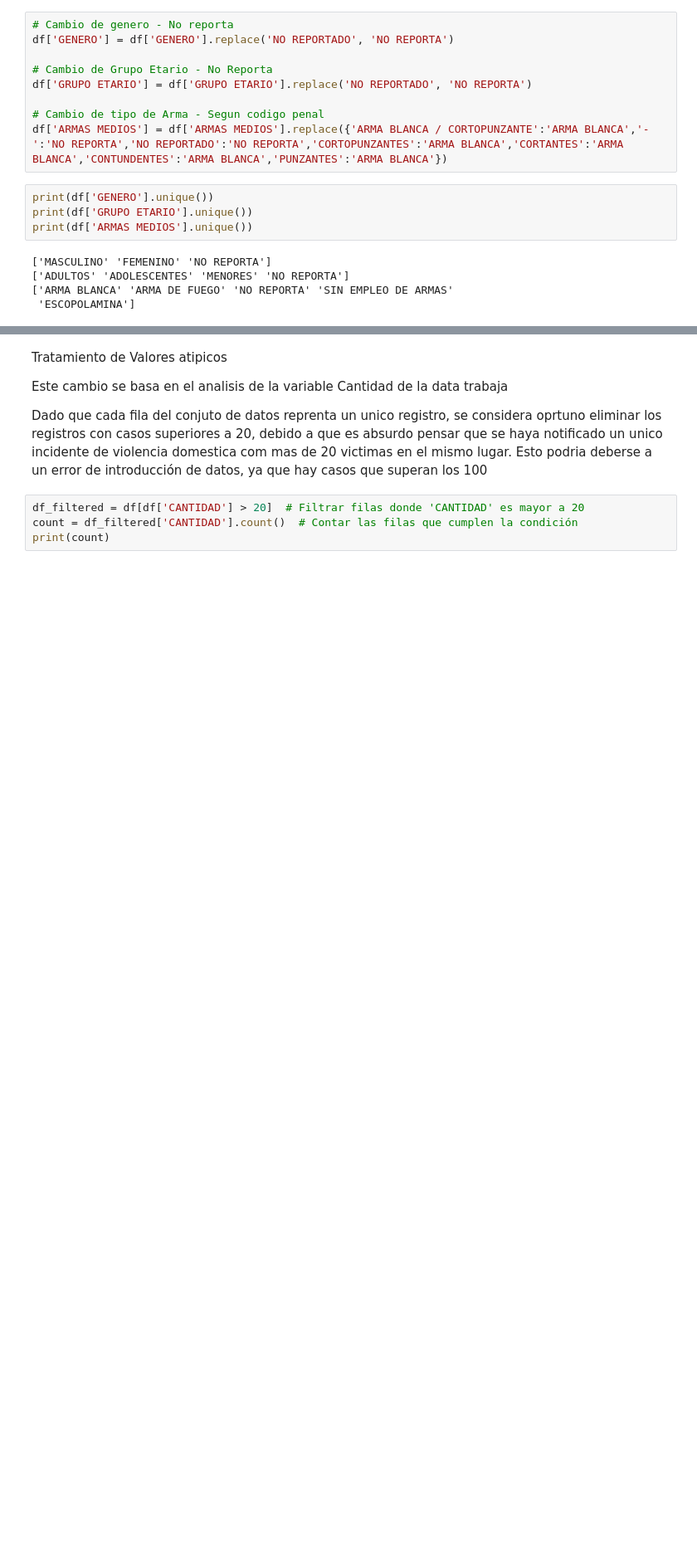
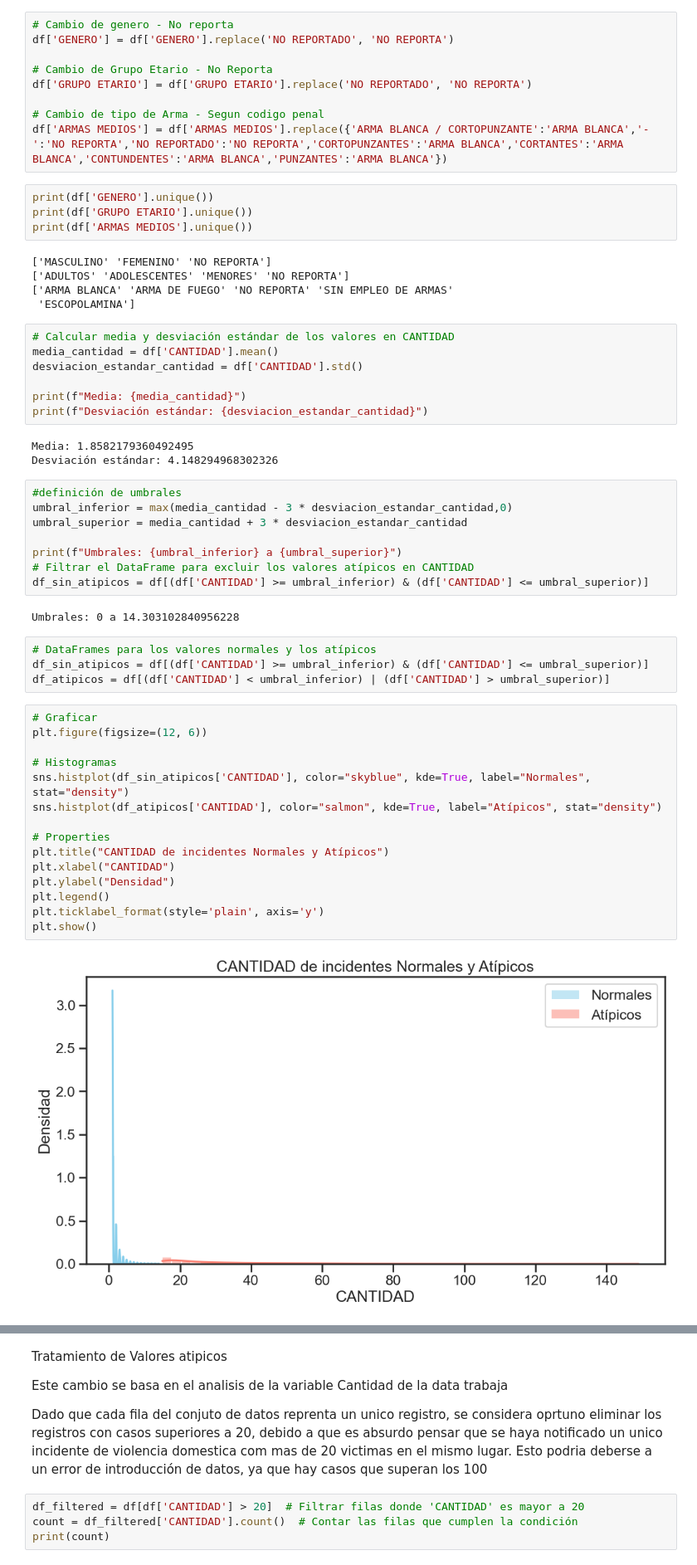
Before and after one commit to VictorAlexanderM/Analitica_datos, a Jupyter notebook: Analisis_AS.ipynb, the cells around one changed output, grey strips where cells are left out. Shown: that part at 83% size. Saved outputs shown, nothing was run; the diff lists cells and outputs as text; blank space fills up the shorter version.

Commit message:
ajustes desviación y tasa de cambio

```diff
--- a/Analisis_AS.ipynb
+++ b/Analisis_AS.ipynb
@@ -131,3 +168,44 @@ print(df['ARMAS MEDIOS'].unique())
 ['ADULTOS' 'ADOLESCENTES' 'MENORES' 'NO REPORTA']
 ['ARMA BLANCA' 'ARMA DE FUEGO' 'NO REPORTA' 'SIN EMPLEO DE ARMAS'
  'ESCOPOLAMINA']
+# %%
+# Calcular media y desviación estándar de los valores en CANTIDAD
+media_cantidad = df['CANTIDAD'].mean()
+desviacion_estandar_cantidad = df['CANTIDAD'].std()
+
+print(f"Media: {media_cantidad}")
+print(f"Desviación estándar: {desviacion_estandar_cantidad}")
+# %% [output]
+Media: 1.8582179360492495
+Desviación estándar: 4.148294968302326
+# %%
+#definición de umbrales
+umbral_inferior = max(media_cantidad - 3 * desviacion_estandar_cantidad,0)
+umbral_superior = media_cantidad + 3 * desviacion_estandar_cantidad
+
+print(f"Umbrales: {umbral_inferior} a {umbral_superior}")
+# Filtrar el DataFrame para excluir los valores atípicos en CANTIDAD
+df_sin_atipicos = df[(df['CANTIDAD'] >= umbral_inferior) & (df['CANTIDAD'] <= umbral_superior)]
+# %% [output]
+Umbrales: 0 a 14.303102840956228
+# %%
+# DataFrames para los valores normales y los atípicos
+df_sin_atipicos = df[(df['CANTIDAD'] >= umbral_inferior) & (df['CANTIDAD'] <= umbral_superior)]
+df_atipicos = df[(df['CANTIDAD'] < umbral_inferior) | (df['CANTIDAD'] > umbral_superior)]
+# %%
+# Graficar
+plt.figure(figsize=(12, 6))
+
+# Histogramas
+sns.histplot(df_sin_atipicos['CANTIDAD'], color="skyblue", kde=True, label="Normales", stat="density")
+sns.histplot(df_atipicos['CANTIDAD'], color="salmon", kde=True, label="Atípicos", stat="density")
+
+# Properties
+plt.title("CANTIDAD de incidentes Normales y Atípicos")
+plt.xlabel("CANTIDAD")
+plt.ylabel("Densidad")
+plt.legend()
+plt.ticklabel_format(style='plain', axis='y')
+plt.show()
+# %% [output]
+[figure, added]
```
Also changed, not shown: parts of 22 cells of this notebook, 7 other files.
